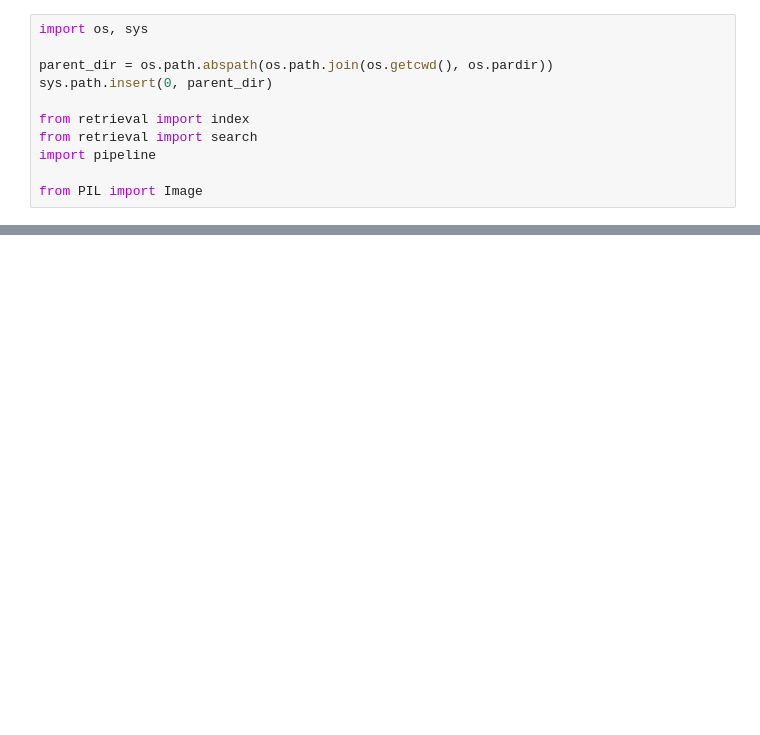
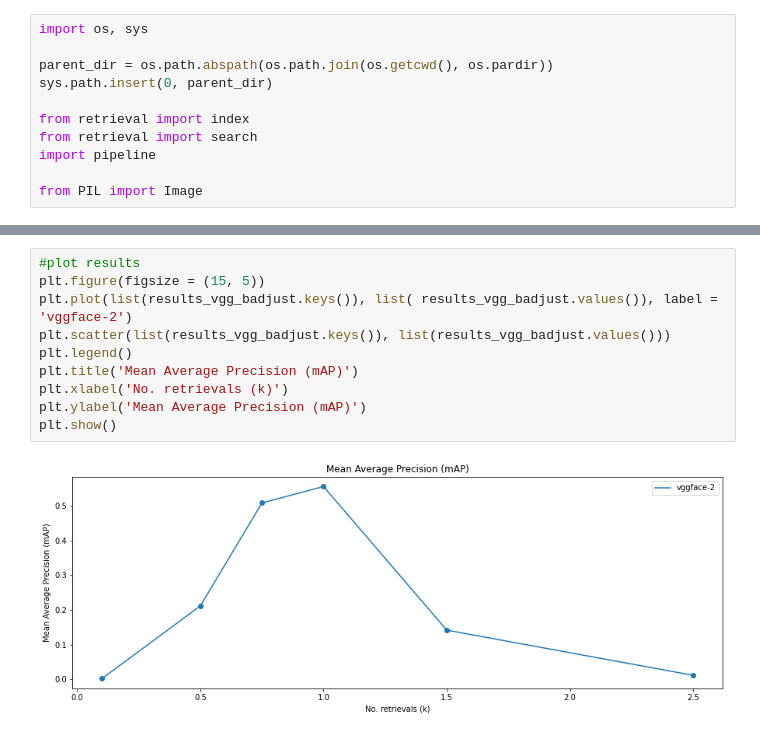
Before and after one commit to kaneelgit/senevirathne-kaneel-EN705603, a Jupyter notebook: ironclad/notebooks/embedding_analysis.ipynb, the cells around one changed output, grey strips where cells are left out. Cells and saved outputs as stored; diff of their text form; blank space fills up the shorter version.

```diff
--- a/ironclad/notebooks/embedding_analysis.ipynb
+++ b/ironclad/notebooks/embedding_analysis.ipynb
@@ -47,0 +228,12 @@ pline.faiss_index
+# %%
+#plot results
+plt.figure(figsize = (15, 5))
+plt.plot(list(results_vgg_badjust.keys()), list( results_vgg_badjust.values()), label = 'vggface-2')
+plt.scatter(list(results_vgg_badjust.keys()), list(results_vgg_badjust.values()))
+plt.legend()
+plt.title('Mean Average Precision (mAP)')
+plt.xlabel('No. retrievals (k)')
+plt.ylabel('Mean Average Precision (mAP)')
+plt.show()
+# %% [output]
+[figure, added]
```
Also changed, not shown: parts of 14 cells of this notebook, 1 other file.
